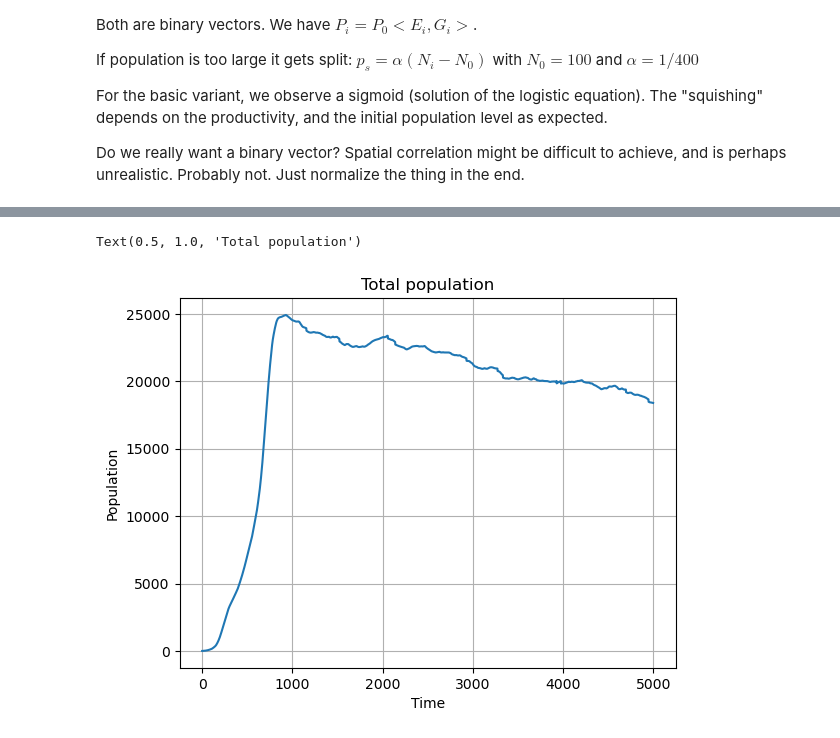
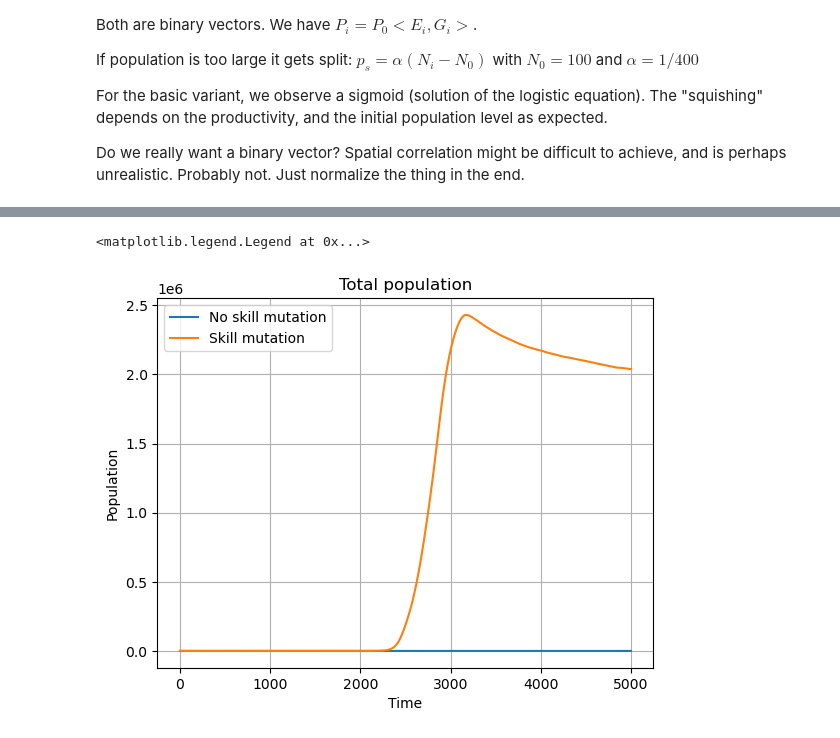
Before and after one commit to LeoKonzett/csh-vienna-abm, a Jupyter notebook: Agent_Dynamics_Playground.ipynb, the cells around one changed output, grey strips where cells are left out. Saved outputs shown, nothing was run; the diff lists cells and outputs as text; code cells hidden in the pictures.

```diff
--- a/Agent_Dynamics_Playground.ipynb
+++ b/Agent_Dynamics_Playground.ipynb
@@ -421,15 +460,28 @@ fig.colorbar(plot, shrink=0.7)
+# %%
+# Set skill vector to all zeros
+lattice.skills[0, 0] = [0] * 20
+lattice_diff_seeds[7].skills[0, 0] = [0] * 20
 # %%
 # Run simulation
-lattice.set_search_params(min_prod=1, neigh_type="von_neumann", distance=1, select_random_cell=False)
-lattice.set_evolution_params(env_mutation_rate=0.001, skill_mutation_rate=0.001, skill_mutates_randomly=False)
+lattice.set_search_params(prod_threshold=5, neigh_type="von_neumann", distance=10, select_random_cell=False)
+lattice.set_evolution_params(env_mutation_rate=None, skill_mutation_rate=None, skill_mutates_randomly=True)
 
-lattice.run()
+lattice.run(disable_progress_bar=False, track_prod=True)
+# %%
+# Run simulation
+lattice_diff_seeds[7].set_search_params(prod_threshold=5, neigh_type="von_neumann", distance=10, select_random_cell=False)
+lattice_diff_seeds[7].set_evolution_params(env_mutation_rate=None, skill_mutation_rate=0.01, skill_mutates_randomly=True)
+
+lattice_diff_seeds[7].run(disable_progress_bar=False, track_prod=True)
 # %%
 pop_t = lattice.population
+pop_t_compare = lattice_diff_seeds[7].population
 
-plt.plot(pop_t[:1500, 0, 0], label="Cell 1")
-plt.plot(pop_t[:1500, 2, 9], label="Cell 2")
-plt.plot(pop_t[:1500, 3, 5], label="Cell 3")
+# print(lattice.clip_population_to_zero)
+
+plt.plot(pop_t_compare[:, 0, 0], label="Cell 1")
+plt.plot(pop_t_compare[:, 3, 4], label="Cell 2")
+plt.plot(pop_t_compare[:, 1, 0], label="Cell 3")
 plt.legend()
 plt.xlabel("Time")
 plt.ylabel("Population")
@@ -441,12 +493,19 @@ Text(0.5, 1.0, 'Population dynamics for a selected cell')
 # %%
 # Get entire population
+
+fig = plt.figure()
+
 pop_total = np.sum(pop_t, axis=(1, 2))
+pop_total_comparison = np.sum(pop_t_compare, axis=(1, 2))
 
-plt.plot(pop_total)
+plt.plot(pop_total[:-1], label="No skill mutation")
+plt.plot(pop_total_comparison[:-1], label="Skill mutation")
 plt.grid()
 plt.xlabel("Time")
 plt.ylabel("Population")
 plt.title("Total population")
+plt.legend()
+# plt.ylim(3*1e6, 3.5*1e6)
 # %% [output]
-Text(0.5, 1.0, 'Total population')
+<matplotlib.legend.Legend at 0x...>
-[figure, old version]
+[figure, new version]
```
Also changed, not shown: parts of 11 cells of this notebook.
